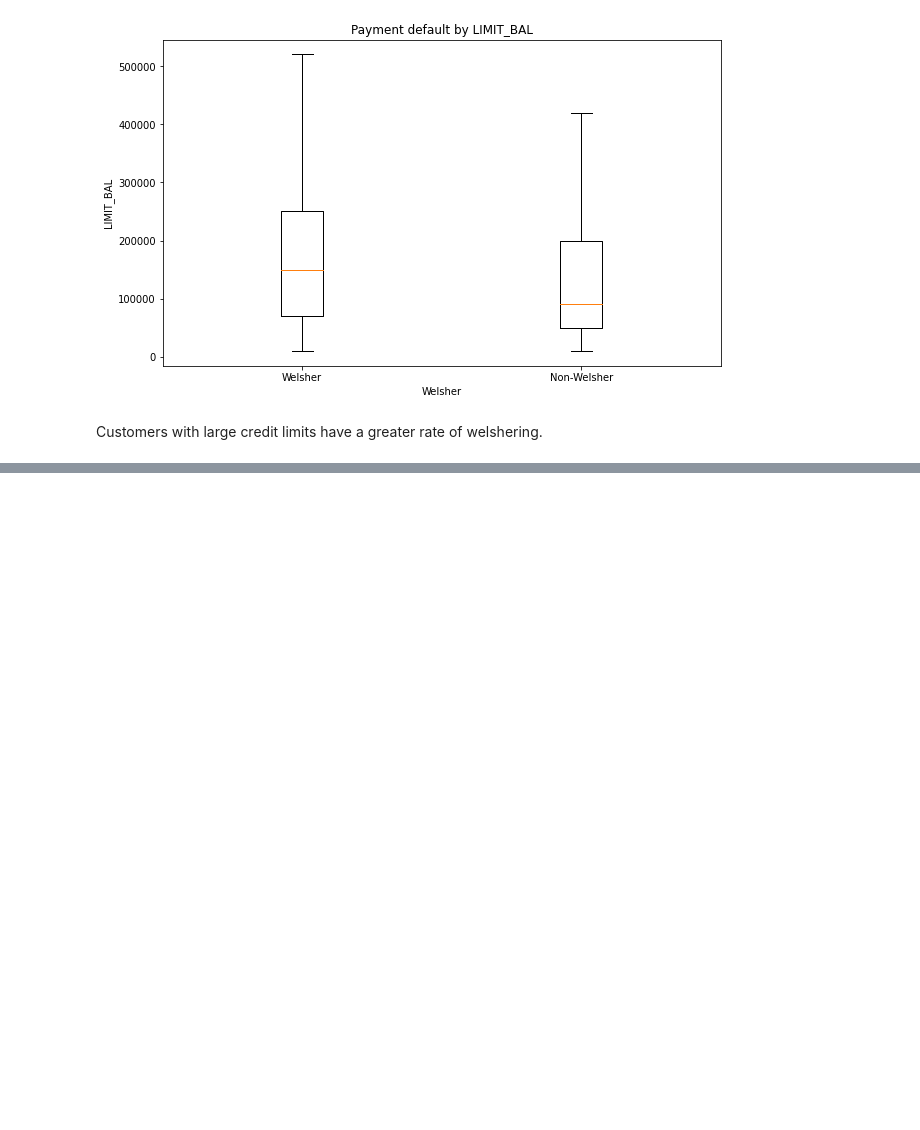
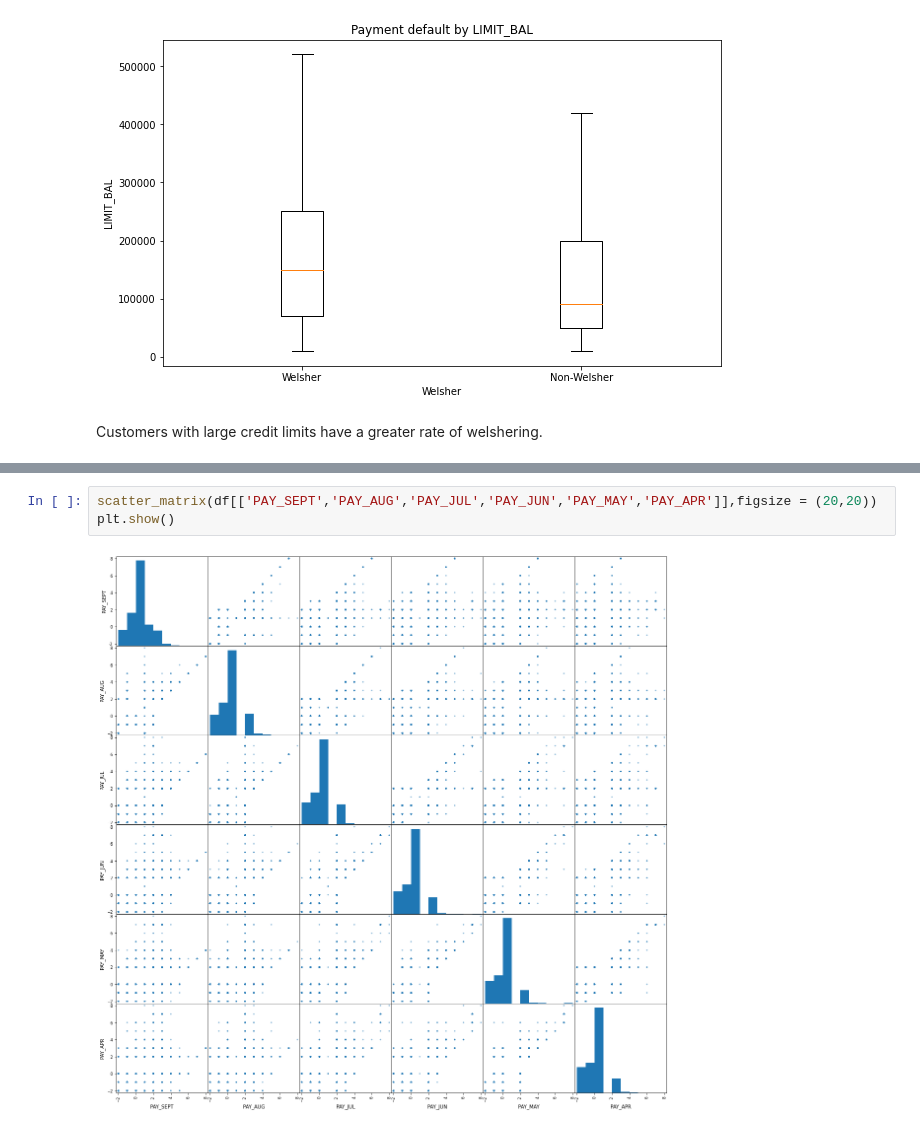
Before and after one commit to dushyantmaharshi/Credit-Card-Default-Prediction, a Jupyter notebook: Credit_Card_Default_Prediction_Capstone_Project.ipynb, the cells around one changed output, grey strips where cells are left out. Saved outputs shown, nothing was run; the diff lists cells and outputs as text; blank space fills up the shorter version.

```diff
--- a/Credit_Card_Default_Prediction_Capstone_Project.ipynb
+++ b/Credit_Card_Default_Prediction_Capstone_Project.ipynb
@@ -472,0 +503,5 @@ Customers with large credit limits have a greater rate of welshering.
+# %%
+scatter_matrix(df[['PAY_SEPT','PAY_AUG','PAY_JUL','PAY_JUN','PAY_MAY','PAY_APR']],figsize = (20,20))
+plt.show()
+# %% [output]
+[figure, added]
```
Also changed, not shown: parts of 30 cells of this notebook.
